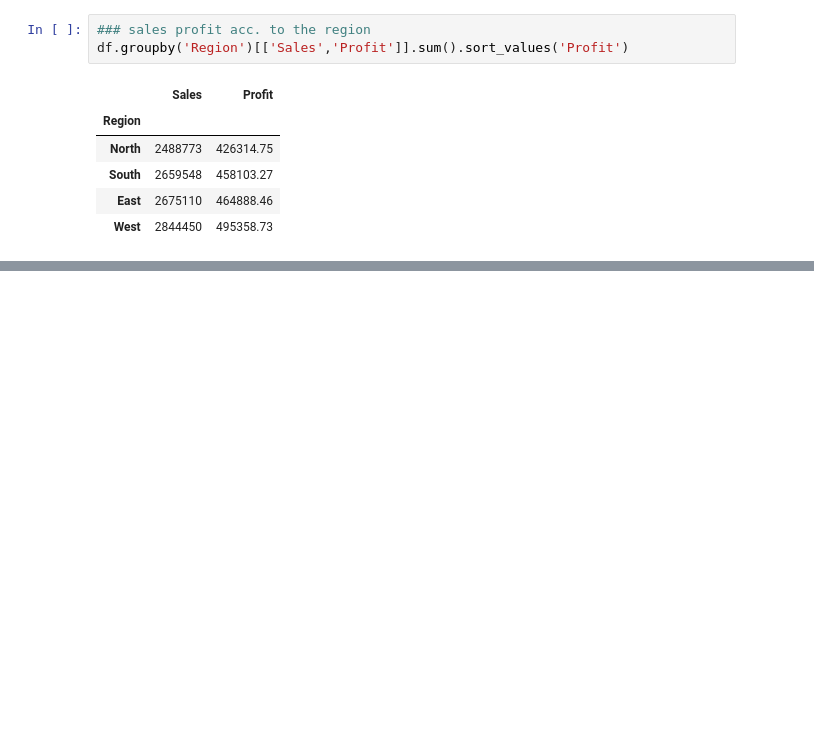
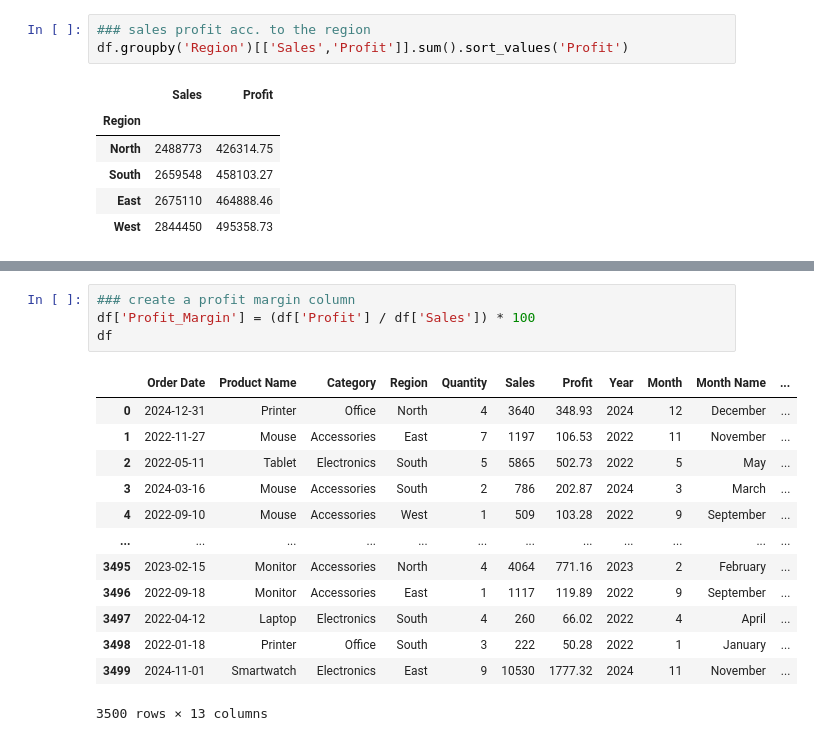
Before and after one commit to lakshyasinghal08/E-commerce-Sales--Analysis, a Jupyter notebook: analyse.ipynb, the cells around one changed output, grey strips where cells are left out. Cells and saved outputs as stored; diff of their text form; blank space fills up the shorter version.

```diff
--- a/analyse.ipynb
+++ b/analyse.ipynb
@@ -216,0 +239,18 @@ df.groupby('Category')[['Sales','Profit','Quantity']].sum().sort_values('Profit'
+# %%
+### create a profit margin column
+df['Profit_Margin'] = (df['Profit'] / df['Sales']) * 100
+df
+# %% [output]
+|  | Order Date | Product Name | Category | Region | Quantity | Sales | Profit | Year | Month | Month Name | ... |
+| 0 | 2024-12-31 | Printer | Office | North | 4 | 3640 | 348.93 | 2024 | 12 | December | ... |
+| 1 | 2022-11-27 | Mouse | Accessories | East | 7 | 1197 | 106.53 | 2022 | 11 | November | ... |
+| 2 | 2022-05-11 | Tablet | Electronics | South | 5 | 5865 | 502.73 | 2022 | 5 | May | ... |
+| 3 | 2024-03-16 | Mouse | Accessories | South | 2 | 786 | 202.87 | 2024 | 3 | March | ... |
+| 4 | 2022-09-10 | Mouse | Accessories | West | 1 | 509 | 103.28 | 2022 | 9 | September | ... |
+| ... | ... | ... | ... | ... | ... | ... | ... | ... | ... | ... | ... |
+| 3495 | 2023-02-15 | Monitor | Accessories | North | 4 | 4064 | 771.16 | 2023 | 2 | February | ... |
+| 3496 | 2022-09-18 | Monitor | Accessories | East | 1 | 1117 | 119.89 | 2022 | 9 | September | ... |
+| 3497 | 2022-04-12 | Laptop | Electronics | South | 4 | 260 | 66.02 | 2022 | 4 | April | ... |
+| 3498 | 2022-01-18 | Printer | Office | South | 3 | 222 | 50.28 | 2022 | 1 | January | ... |
+| 3499 | 2024-11-01 | Smartwatch | Electronics | East | 9 | 10530 | 1777.32 | 2024 | 11 | November | ... |
+3500 rows × 13 columns
```
Also changed, not shown: parts of 15 cells of this notebook.
